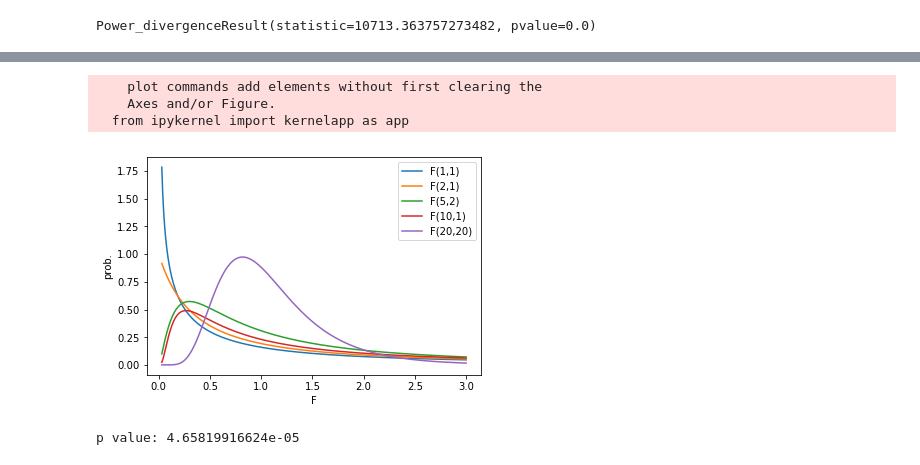
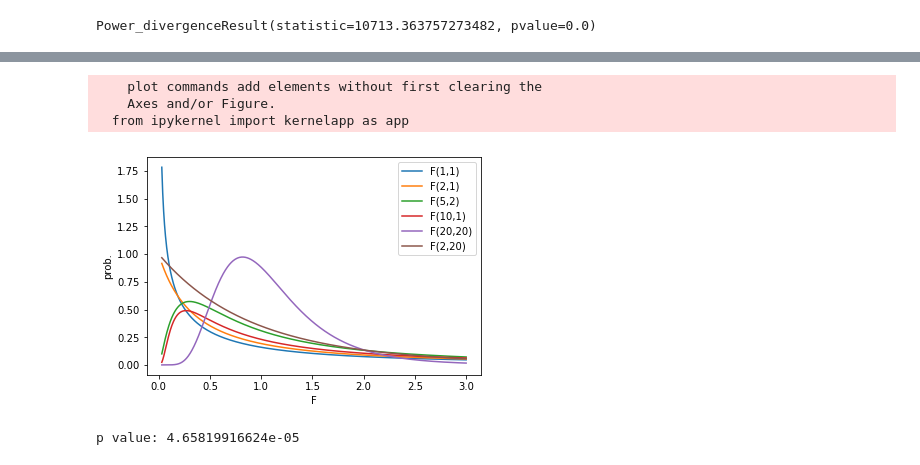
Before and after one commit to k821209/biostatistics, a Jupyter notebook: biostatistics_170831.ipynb, the cells around one changed output, grey strips where cells are left out. Drawn from its saved outputs; the diff is of its cells as text; code cells hidden in the pictures.

```diff
--- a/biostatistics_170831.ipynb
+++ b/biostatistics_170831.ipynb
@@ -264,20 +264,21 @@ Power_divergenceResult(statistic=10713.363757273482, pvalue=0.0)
 # %%
 xx = np.linspace(0.03, 3, 1000)
 plt.hold(True)
 plt.plot(xx, f(1,1).pdf(xx), label="F(1,1)")
 plt.plot(xx, f(2,1).pdf(xx), label="F(2,1)")
 plt.plot(xx, f(5,2).pdf(xx), label="F(5,2)")
 plt.plot(xx, f(10,1).pdf(xx), label="F(10,1)")
 plt.plot(xx, f(20,20).pdf(xx), label="F(20,20)")
+plt.plot(xx, f(2,20).pdf(xx), label="F(2,20)")
 plt.ylabel('prob.')
 plt.xlabel('F')
 plt.legend()
 plt.show()
 # %% [output]
     plot commands add elements without first clearing the
     Axes and/or Figure.
   from ipykernel import kernelapp as app
-[figure, old version]
+[figure, new version]
 # %%
 # 분산이 다른 a집단과 b집단
 a = [1,2,1,2,1,2,1,2,1,2]
```
Also changed, not shown: parts of 2 cells of this notebook, 12 other files.
